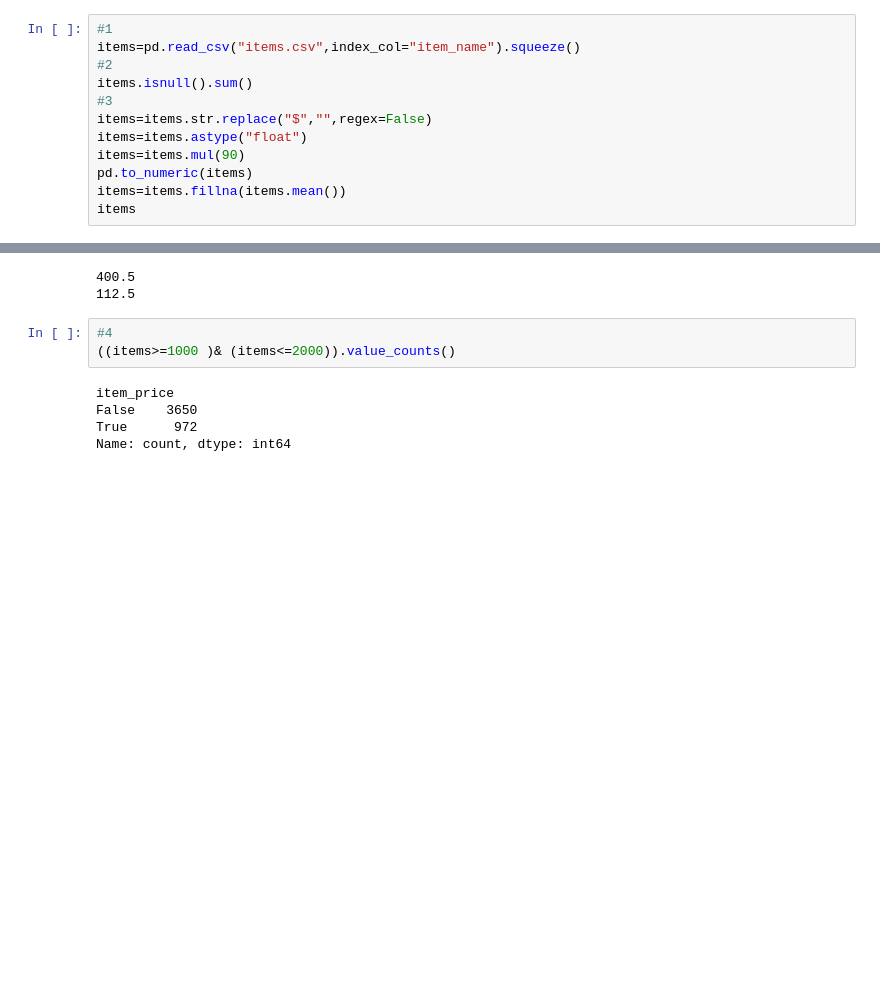
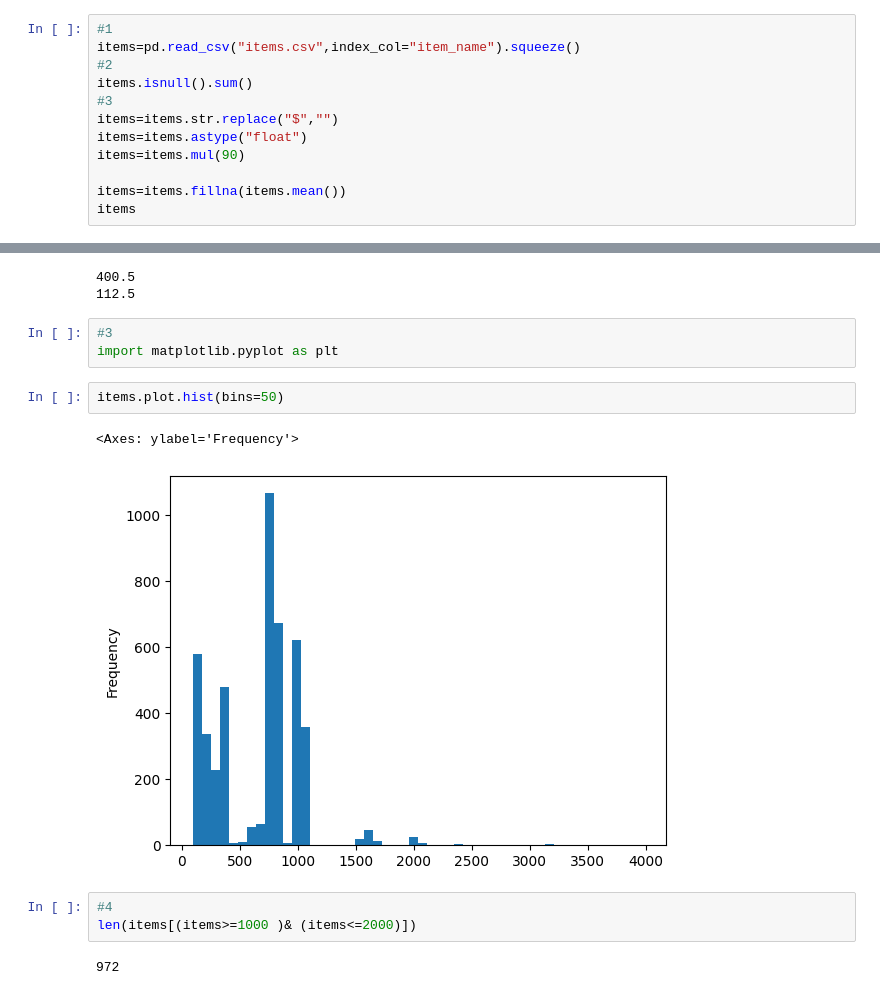
Before and after one commit to ushi-masuka/python-practice, a Jupyter notebook: day1601.ipynb, the cells around one changed output, grey strips where cells are left out. Cells and saved outputs as stored; diff of their text form; blank space fills up the shorter version.

```diff
--- a/day1601.ipynb
+++ b/day1601.ipynb
@@ -152,10 +163,10 @@ items=pd.read_csv("items.csv",index_col="item_name").squeeze()
 #2
 items.isnull().sum()
 #3
-items=items.str.replace("$","",regex=False)
+items=items.str.replace("$","")
 items=items.astype("float")
 items=items.mul(90)
-pd.to_numeric(items)
+
 items=items.fillna(items.mean())
 items
 # %% [output]
@@ -190,11 +201,16 @@ print(np.percentile(items,6))
 # %% [output]
 400.5
 112.5
+# %%
+#3
+import matplotlib.pyplot as plt
+# %%
+items.plot.hist(bins=50)
+# %% [output]
+<Axes: ylabel='Frequency'>
+[figure, added]
 # %%
 #4
-((items>=1000 )& (items<=2000)).value_counts()
+len(items[(items>=1000 )& (items<=2000)])
 # %% [output]
-item_price
-False    3650
-True      972
-Name: count, dtype: int64
+972
```
Also changed, not shown: parts of 5 cells of this notebook.
